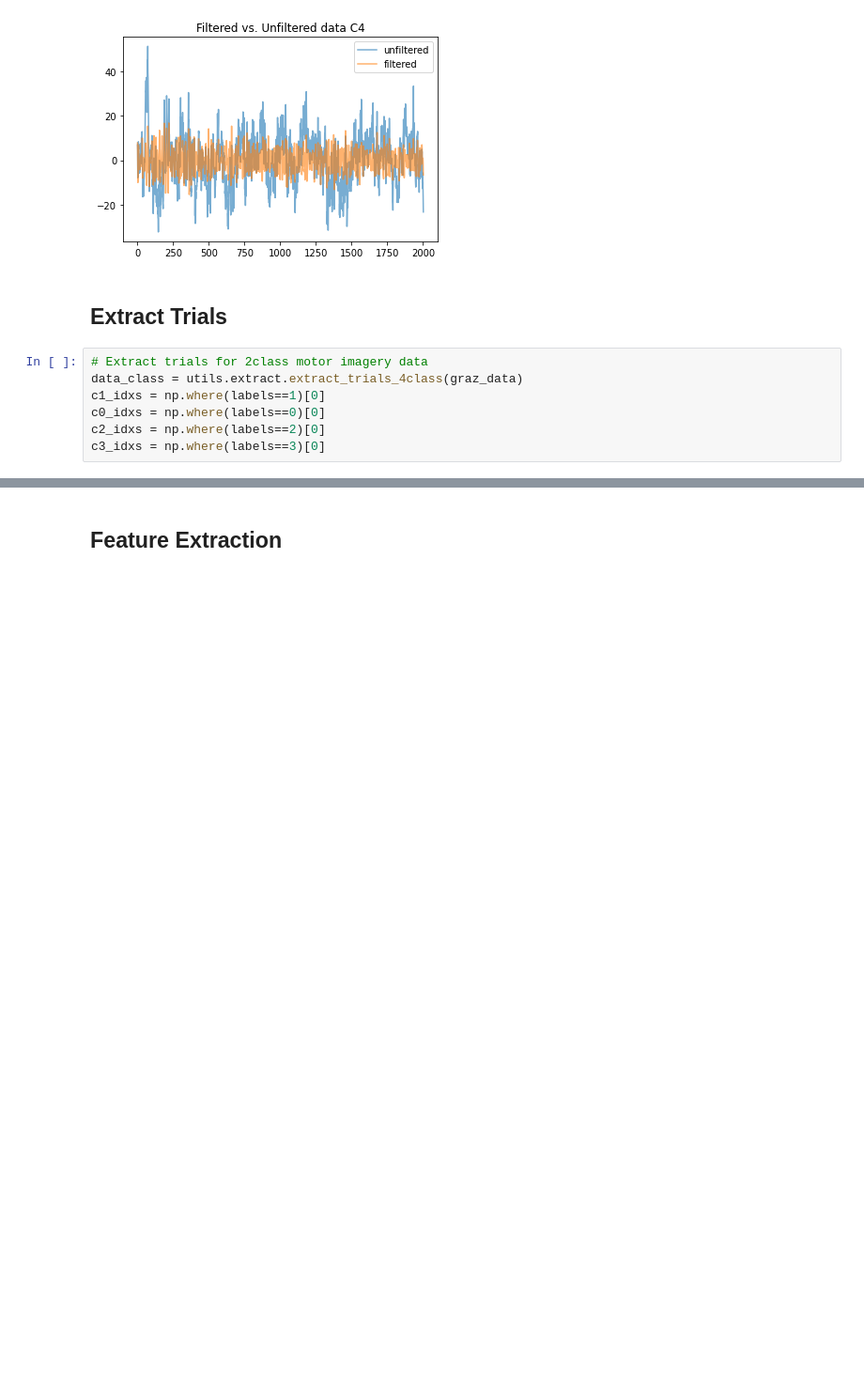
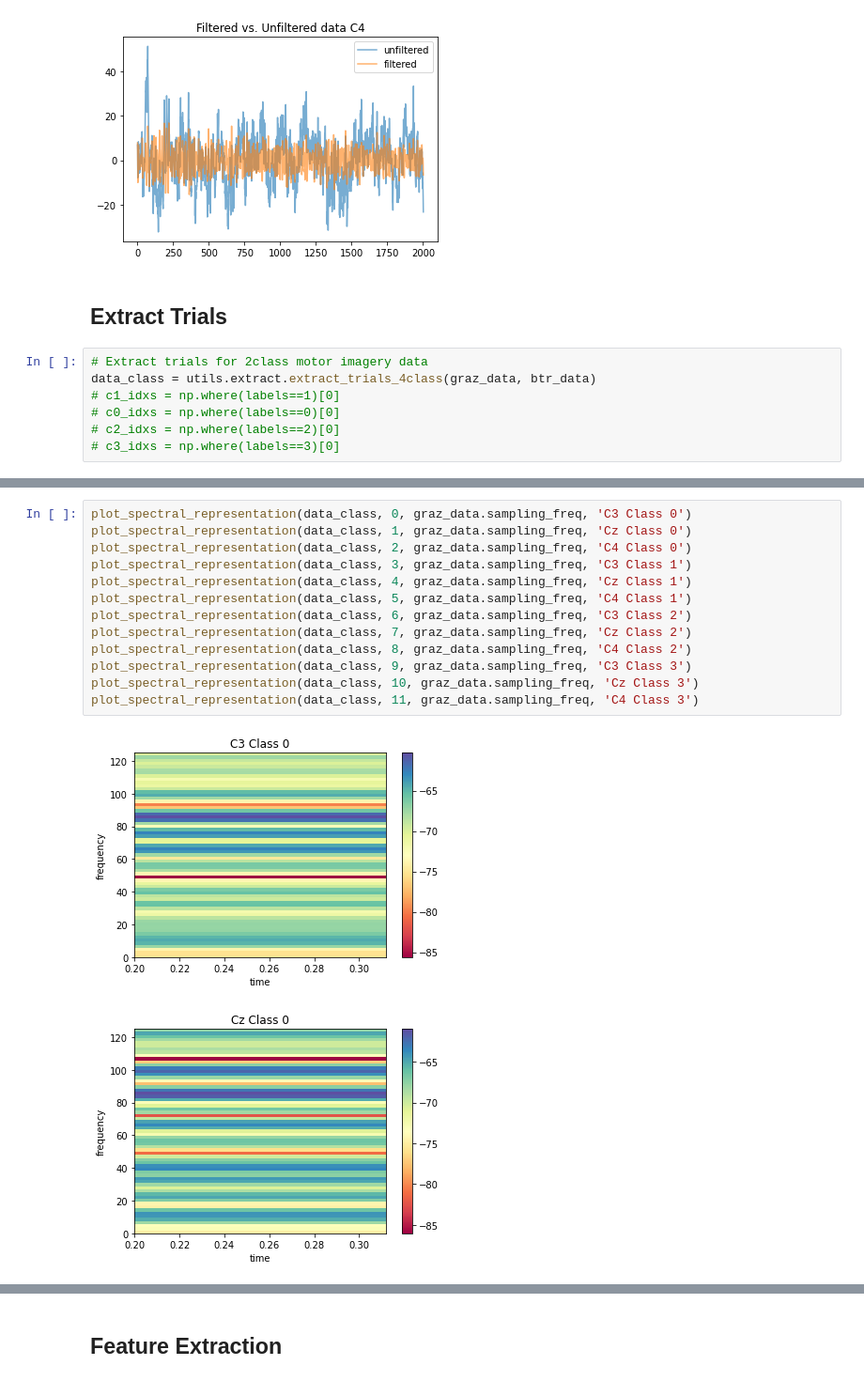
Before and after one commit to eeshakumar/bci-incremental-learning, a Jupyter notebook: notebooks/train_classifier_4class.ipynb, the cells around one changed output, grey strips where cells are left out. Shown: that part at 94% size. Saved outputs shown, nothing was run; the diff lists cells and outputs as text; blank space fills up the shorter version.

```diff
--- a/notebooks/train_classifier_4class.ipynb
+++ b/notebooks/train_classifier_4class.ipynb
@@ -79,8 +79,8 @@ plot_brain_signals(graz_data, btr_data, 2, title="Filtered vs. Unfiltered data C
 ## Extract Trials
 # %%
 # Extract trials for 2class motor imagery data
-data_class = utils.extract.extract_trials_4class(graz_data)
-c1_idxs = np.where(labels==1)[0]
-c0_idxs = np.where(labels==0)[0]
-c2_idxs = np.where(labels==2)[0]
-c3_idxs = np.where(labels==3)[0]
+data_class = utils.extract.extract_trials_4class(graz_data, btr_data)
+# c1_idxs = np.where(labels==1)[0]
+# c0_idxs = np.where(labels==0)[0]
+# c2_idxs = np.where(labels==2)[0]
+# c3_idxs = np.where(labels==3)[0]
@@ -159,0 +90,16 @@ plt.show()
+# %%
+plot_spectral_representation(data_class, 0, graz_data.sampling_freq, 'C3 Class 0')
+plot_spectral_representation(data_class, 1, graz_data.sampling_freq, 'Cz Class 0')
+plot_spectral_representation(data_class, 2, graz_data.sampling_freq, 'C4 Class 0')
+plot_spectral_representation(data_class, 3, graz_data.sampling_freq, 'C3 Class 1')
+plot_spectral_representation(data_class, 4, graz_data.sampling_freq, 'Cz Class 1')
+plot_spectral_representation(data_class, 5, graz_data.sampling_freq, 'C4 Class 1')
+plot_spectral_representation(data_class, 6, graz_data.sampling_freq, 'C3 Class 2')
+plot_spectral_representation(data_class, 7, graz_data.sampling_freq, 'Cz Class 2')
+plot_spectral_representation(data_class, 8, graz_data.sampling_freq, 'C4 Class 2')
+plot_spectral_representation(data_class, 9, graz_data.sampling_freq, 'C3 Class 3')
+plot_spectral_representation(data_class, 10, graz_data.sampling_freq, 'Cz Class 3')
+plot_spectral_representation(data_class, 11, graz_data.sampling_freq, 'C4 Class 3')
+# %% [output]
+[figure, added]
+[figure, added]
```
Also changed, not shown: parts of 11 cells of this notebook.
